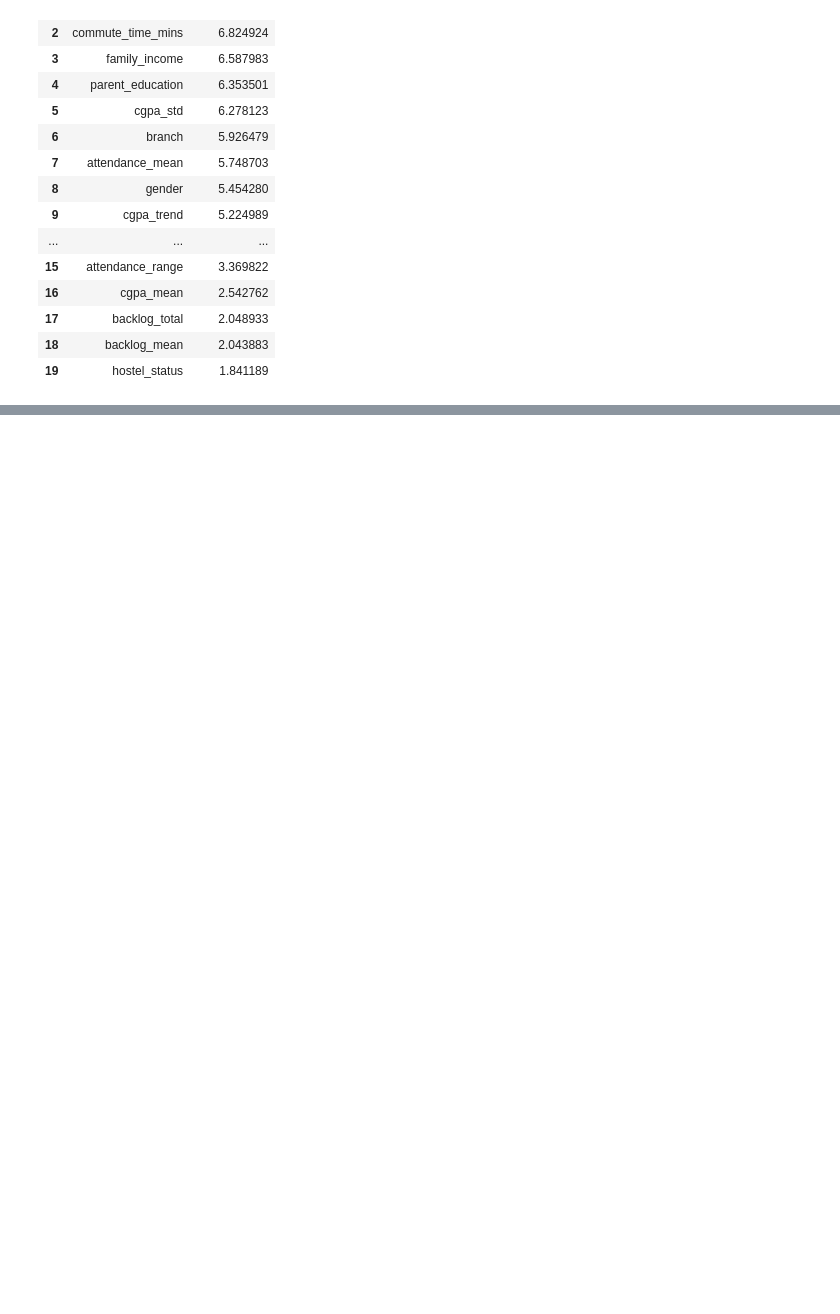
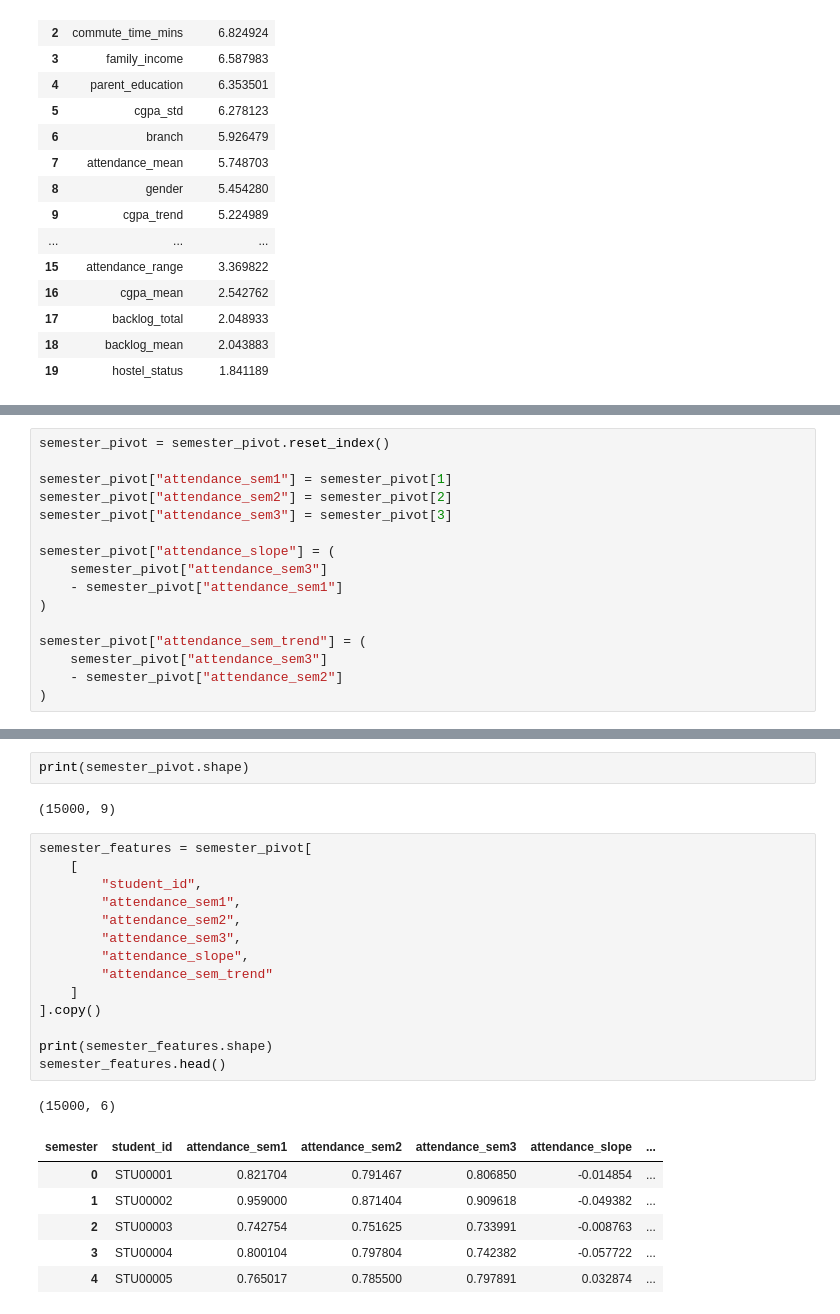
Before and after one commit to adarsh3908/RetinaAI, a Jupyter notebook: notebooks/first_draft.ipynb, the cells around one changed output, grey strips where cells are left out. Drawn from its saved outputs; the diff is of its cells as text; blank space fills up the shorter version.

```diff
--- a/notebooks/first_draft.ipynb
+++ b/notebooks/first_draft.ipynb
@@ -877,0 +2698,16 @@ NameError: name 'attendance_stat' is not defined
+# %%
+semester_pivot = semester_pivot.reset_index()
+
+semester_pivot["attendance_sem1"] = semester_pivot[1]
+semester_pivot["attendance_sem2"] = semester_pivot[2]
+semester_pivot["attendance_sem3"] = semester_pivot[3]
+
+semester_pivot["attendance_slope"] = (
+    semester_pivot["attendance_sem3"]
+    - semester_pivot["attendance_sem1"]
+)
+
+semester_pivot["attendance_sem_trend"] = (
+    semester_pivot["attendance_sem3"]
+    - semester_pivot["attendance_sem2"]
+)
@@ -877,0 +2802,26 @@ NameError: name 'attendance_stat' is not defined
+# %%
+print(semester_pivot.shape)
+# %% [output]
+(15000, 9)
+# %%
+semester_features = semester_pivot[
+    [
+        "student_id",
+        "attendance_sem1",
+        "attendance_sem2",
+        "attendance_sem3",
+        "attendance_slope",
+        "attendance_sem_trend"
+    ]
+].copy()
+
+print(semester_features.shape)
+semester_features.head()
+# %% [output]
+(15000, 6)
+| semester | student_id | attendance_sem1 | attendance_sem2 | attendance_sem3 | attendance_slope | ... |
+| 0 | STU00001 | 0.821704 | 0.791467 | 0.806850 | -0.014854 | ... |
+| 1 | STU00002 | 0.959000 | 0.871404 | 0.909618 | -0.049382 | ... |
+| 2 | STU00003 | 0.742754 | 0.751625 | 0.733991 | -0.008763 | ... |
+| 3 | STU00004 | 0.800104 | 0.797804 | 0.742382 | -0.057722 | ... |
+| 4 | STU00005 | 0.765017 | 0.785500 | 0.797891 | 0.032874 | ... |
```
Also changed, not shown: parts of 229 cells of this notebook, 5 other files.
